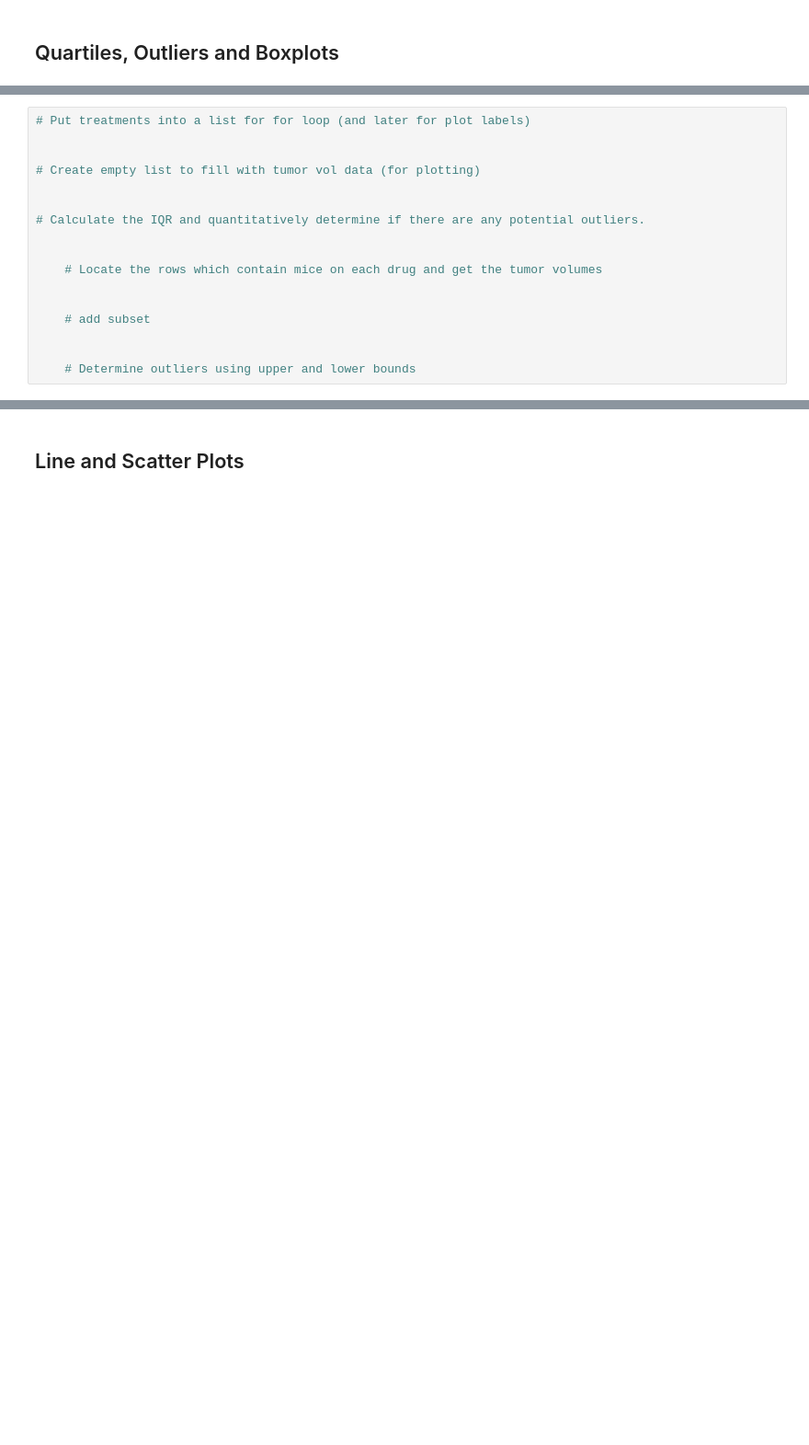
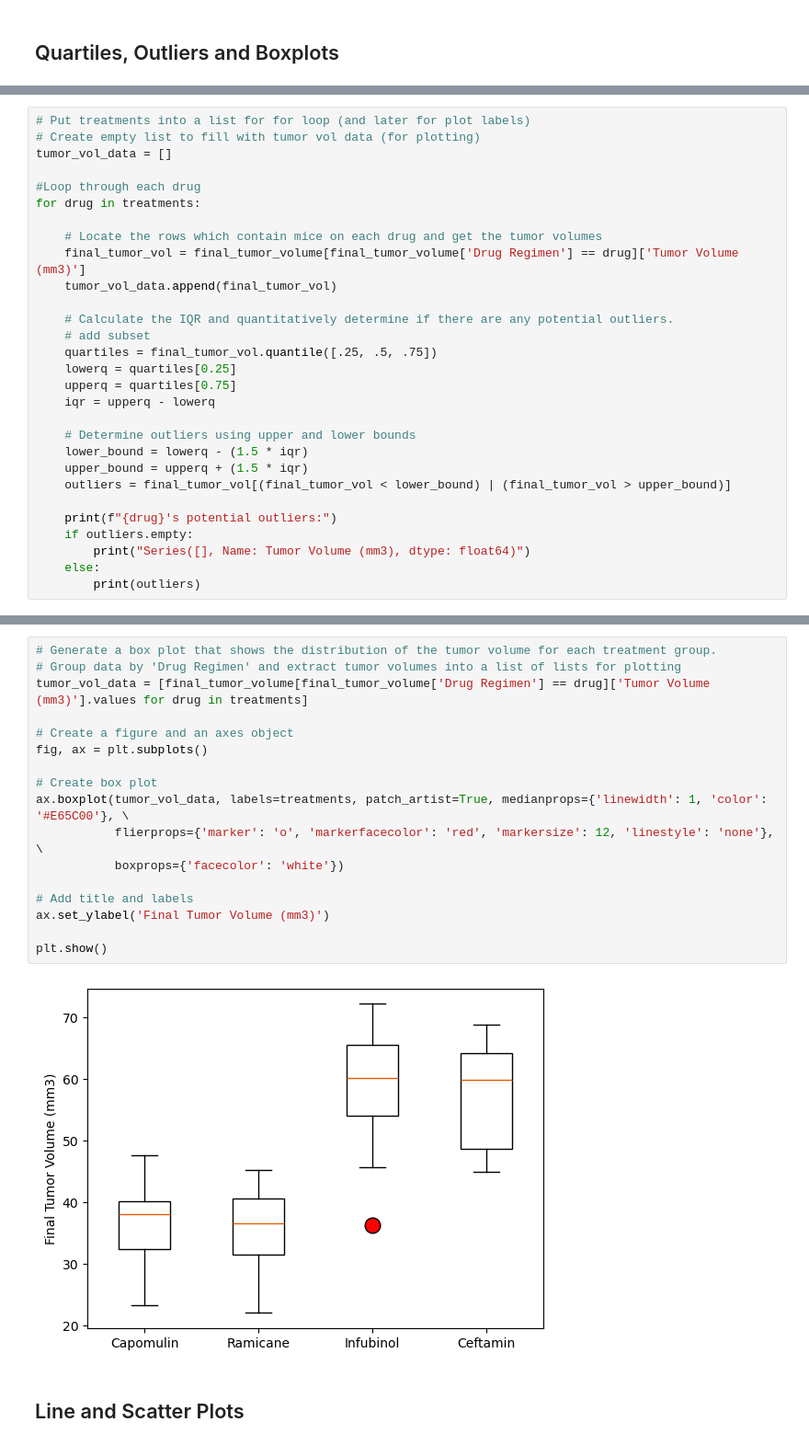
Before and after one commit to aferrodelgado/data-visualization-challenge, a Jupyter notebook: Pymaceuticals/pymaceuticals_starter.ipynb, the cells around one changed output, grey strips where cells are left out. Shown at 92% size. Drawn from its saved outputs; the diff is of its cells as text; blank space fills up the shorter version.

```diff
--- a/Pymaceuticals/pymaceuticals_starter.ipynb
+++ b/Pymaceuticals/pymaceuticals_starter.ipynb
@@ -213,18 +230,30 @@ plt.show()
 # %%
 # Put treatments into a list for for loop (and later for plot labels)
+# Create empty list to fill with tumor vol data (for plotting)
+tumor_vol_data = []
 
-
-# Create empty list to fill with tumor vol data (for plotting)
-
-
-# Calculate the IQR and quantitatively determine if there are any potential outliers.
-
+#Loop through each drug
+for drug in treatments:
 
     # Locate the rows which contain mice on each drug and get the tumor volumes
+    final_tumor_vol = final_tumor_volume[final_tumor_volume['Drug Regimen'] == drug]['Tumor Volume (mm3)']
+    tumor_vol_data.append(final_tumor_vol)
 
-
+    # Calculate the IQR and quantitatively determine if there are any potential outliers.
     # add subset
-
+    quartiles = final_tumor_vol.quantile([.25, .5, .75])
+    lowerq = quartiles[0.25]
+    upperq = quartiles[0.75]
+    iqr = upperq - lowerq
 
     # Determine outliers using upper and lower bounds
+    lower_bound = lowerq - (1.5 * iqr)
+    upper_bound = upperq + (1.5 * iqr)
+    outliers = final_tumor_vol[(final_tumor_vol < lower_bound) | (final_tumor_vol > upper_bound)]
+
+    print(f"{drug}'s potential outliers:")
+    if outliers.empty:
+        print("Series([], Name: Tumor Volume (mm3), dtype: float64)")
+    else:
+        print(outliers)
 # %% [output]
@@ -240,2 +269,21 @@ Ceftamin's potential outliers: Series([], Name: Tumor Volume (mm3), dtype: float
+# %%
+# Generate a box plot that shows the distribution of the tumor volume for each treatment group.
+# Group data by 'Drug Regimen' and extract tumor volumes into a list of lists for plotting
+tumor_vol_data = [final_tumor_volume[final_tumor_volume['Drug Regimen'] == drug]['Tumor Volume (mm3)'].values for drug in treatments]
+
+# Create a figure and an axes object
+fig, ax = plt.subplots()
+
+# Create box plot
+ax.boxplot(tumor_vol_data, labels=treatments, patch_artist=True, medianprops={'linewidth': 1, 'color': '#E65C00'}, \
+           flierprops={'marker': 'o', 'markerfacecolor': 'red', 'markersize': 12, 'linestyle': 'none'}, \
+           boxprops={'facecolor': 'white'})
+
+# Add title and labels
+ax.set_ylabel('Final Tumor Volume (mm3)')
+
+plt.show()
+# %% [output]
+[figure, added]
 # %% [markdown]
 ## Line and Scatter Plots
```
Also changed, not shown: parts of 11 cells of this notebook.
